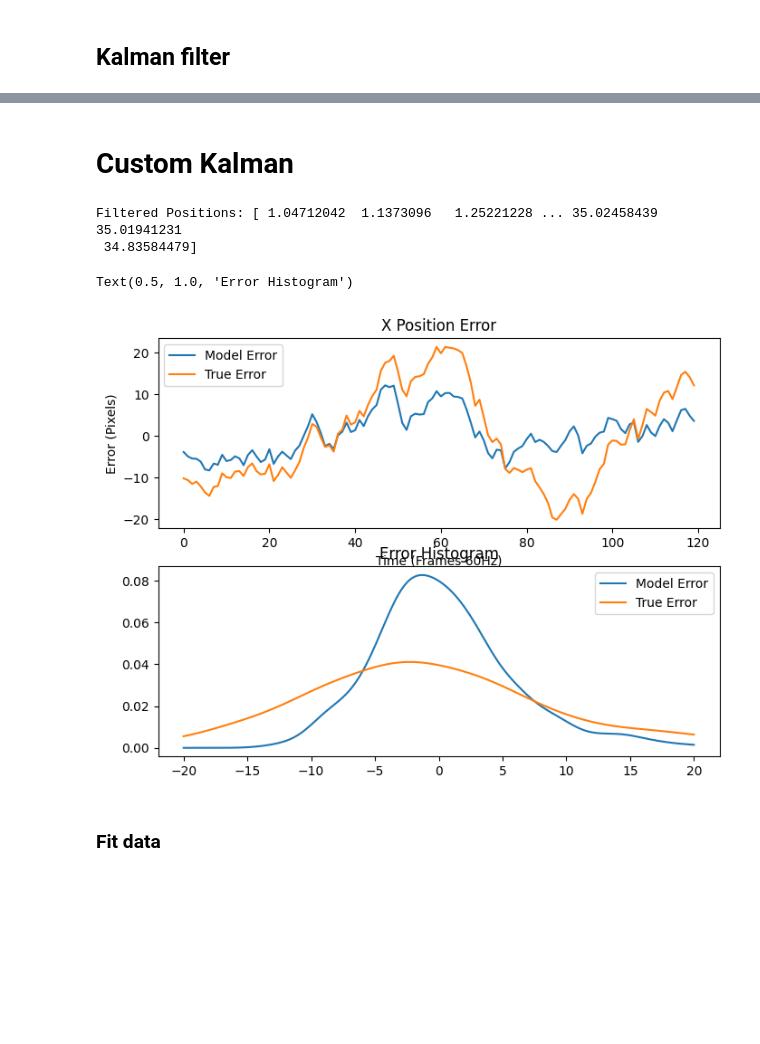
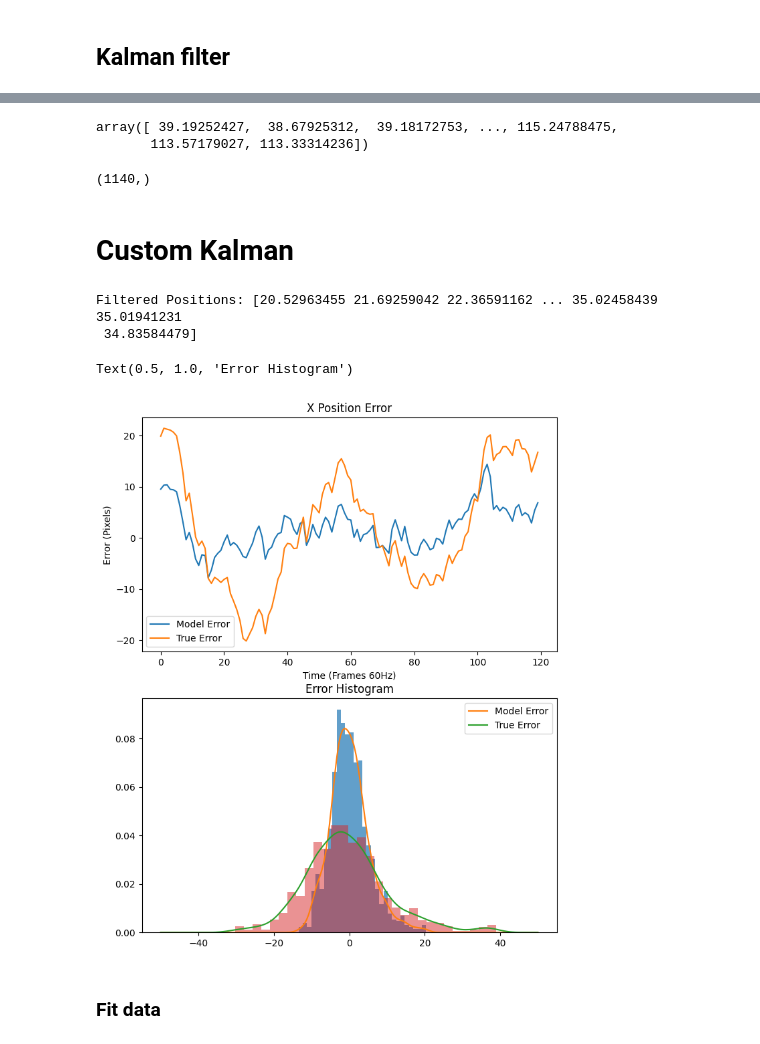
Before and after one commit to omeryildiran/Guido-Pascal-Omer-continuous-psychophysics, a Jupyter notebook: analysis_primier.ipynb, the cells around one changed output, grey strips where cells are left out. Cells and saved outputs as stored; diff of their text form; code cells hidden in the pictures; blank space fills up the shorter version.

```diff
--- a/analysis_primier.ipynb
+++ b/analysis_primier.ipynb
@@ -52,3 +52,14 @@ trial_dict = {}
 for i in range(30):
     trial_dict[i] = {'target': target[i,:], 'response': response[i,:], 'mouse_x': mouse_x[i,:], 'mouse_y': mouse_y[i,:], 'blob_x': blob_x[i,:], 'blob_y': blob_y[i,:], 'sigma': sigma[0][i]}
 trial_dict[2]['sigma']
+
+
+# for each trial remove fitst second(60 Frames) of the data
+for i in range(nTrial):
+    trial_dict[i]['target']=trial_dict[i]['target'][60:]
+    trial_dict[i]['response']=trial_dict[i]['response'][60:]
+    trial_dict[i]['mouse_x']=trial_dict[i]['mouse_x'][60:]
+    trial_dict[i]['mouse_y']=trial_dict[i]['mouse_y'][60:]
+    trial_dict[i]['blob_x']=trial_dict[i]['blob_x'][60:]
+    trial_dict[i]['blob_y']=trial_dict[i]['blob_y'][60:]
+    #trial_dict[i]['sigma']=trial_dict[i]['sigma'][60:]
@@ -388,3 +429,12 @@ plt.show()
+# %%
+target_positions_x
+# %% [output]
+array([ 39.19252427,  38.67925312,  39.18172753, ..., 115.24788475,
+       113.57179027, 113.33314236])
+# %%
+target_positions_x.shape
+# %% [output]
+(1140,)
 # %% [markdown]
 # Custom Kalman
 # %%
@@ -448,7 +498,7 @@ print("Filtered Positions:", filtered_positions)
 # calculate model error
 error_xhat = target_positions_x - filtered_positions
 # Plot error for 1.5 seconds
-plt.figure(figsize=(8, 6))
+plt.figure(figsize=(8, 10))
 
 # First subplot for model error
 plt.subplot(2, 1, 1)  # 2 rows, 1 column, first plot
@@ -456,39 +506,39 @@ plt.plot(error_xhat[60*3:int(60*(3+2))], label='Model Error')
 plt.title('X Position Error')
 plt.xlabel('Time (Frames 60Hz)')
 plt.ylabel('Error (Pixels)')
 true_error_x = target_positions_x - response_positions_x
 plt.plot(true_error_x[60*3:int((60*(3+2)))], label='True Error')
 plt.title('X Position Error')
 plt.xlabel('Time (Frames 60Hz)')
 plt.ylabel('Error (Pixels)')
 plt.legend()
 
 # plot the histogram of errors
 plt.subplot(2, 1, 2)  # 2 rows, 1 column, second plot
-#plt.hist(error_xhat, bins=30, alpha=0.7)
+plt.hist(error_xhat, density=True, bins=30, alpha=0.7)
 # density of error xhat
 from scipy.stats import gaussian_kde
 density_xhat = gaussian_kde(error_xhat)
-xs = np.linspace(-20, 20, 200)
+xs = np.linspace(-50, 50, 200)
 density_xhat.covariance_factor = lambda : .25
 density_xhat._compute_covariance()
 plt.plot(xs,density_xhat(xs))
 # density of true error
 density_true_error = gaussian_kde(true_error_x)
-xs = np.linspace(-20, 20, 200)
+xs = np.linspace(-50, 50, 200)
 density_true_error.covariance_factor = lambda : .25
 density_true_error._compute_covariance()
 plt.plot(xs,density_true_error(xs))
 plt.legend(['Model Error', 'True Error'])
 
-#plt.hist(true_error_x, bins=30,alpha=0.5)
+plt.hist(true_error_x,density=True, bins=30,alpha=0.5)
 plt.legend(['Model Error', 'True Error'])
 plt.title('Error Histogram')
 # %% [output]
-Filtered Positions: [ 1.04712042  1.1373096   1.25221228 ... 35.02458439 35.01941231
+Filtered Positions: [20.52963455 21.69259042 22.36591162 ... 35.02458439 35.01941231
  34.83584479]
 Text(0.5, 1.0, 'Error Histogram')
-[figure, old version]
+[figure, new version]
 # %% [markdown]
 ### Fit data
 # %%
```
Also changed, not shown: parts of 19 cells of this notebook.
